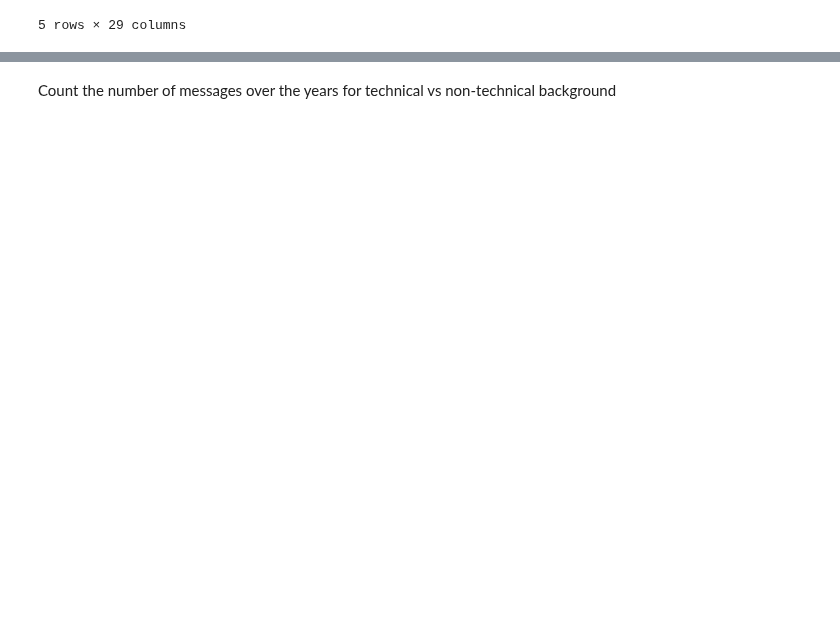
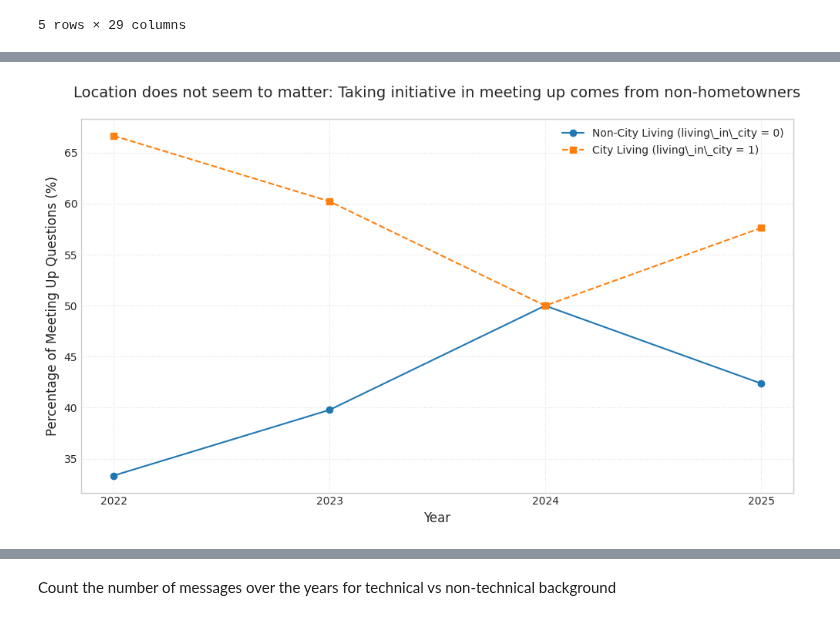
Before and after one commit to bashoogeventerink-max/DAV, a Jupyter notebook: notebooks/02-categories.ipynb, the cells around one changed output, grey strips where cells are left out. Saved outputs shown, nothing was run; the diff lists cells and outputs as text; code cells hidden in the pictures; blank space fills up the shorter version.

Commit message:
update categories graph

```diff
--- a/notebooks/02-categories.ipynb
+++ b/notebooks/02-categories.ipynb
@@ -81,0 +144,93 @@ df.head()
+# %%
+# 1. Ensure the combined flag is correctly calculated
+# (You already had this step, it's good practice to keep it explicit)
+df['is_meeting_up_question'] = (
+    (df['is_question'] == 1) & (df['mentions_meet_up'] == 1)
+).astype(int)
+
+# 2. Group by both 'year' and the condition ('is_city_living') and sum the questions
+yearly_counts = df.groupby(['year', 'living_in_city'])[
+    'is_meeting_up_question'
+].sum().reset_index()
+
+# 3. Pivot the table to get the city/non-city counts as separate columns
+yearly_stats = yearly_counts.pivot(
+    index='year',
+    columns='living_in_city',
+    values='is_meeting_up_question'
+).fillna(0).reset_index()
+
+# 4. Rename columns for clarity (0 is non_city, 1 is city)
+yearly_stats.columns = [
+    'year',
+    'meeting_up_questions_non_city',
+    'meeting_up_questions_city'
+]
+
+# 5. Calculate the total meeting up questions
+yearly_stats['total_meeting_up_questions'] = (
+    yearly_stats['meeting_up_questions_non_city'] + yearly_stats['meeting_up_questions_city']
+)
+
+# 6. Calculate the percentages (%)
+# We use .div() for clarity and efficiency when dividing multiple columns
+yearly_stats[['pct_non_city_living', 'pct_city_living']] = (
+    yearly_stats[['meeting_up_questions_non_city', 'meeting_up_questions_city']]
+    .div(yearly_stats['total_meeting_up_questions'], axis=0) * 100
+)
+
+# Handle cases where total_meeting_up_questions is 0 (division by zero results in NaN)
+yearly_stats[['pct_non_city_living', 'pct_city_living']] = yearly_stats[
+    ['pct_non_city_living', 'pct_city_living']
+].fillna(0)
+
+# 7. Print the final required result
+print(yearly_stats[['year', 'total_meeting_up_questions', 'pct_non_city_living', 'pct_city_living']])
+
+# --- START: Plotting Code ---
+
+# Set up the plot size and style
+plt.style.use('seaborn-v0_8-whitegrid')
+plt.figure(figsize=(10, 6))
+
+# Plot the Non-City Living percentage
+plt.plot(
+    yearly_stats['year'],
+    yearly_stats['pct_non_city_living'],
+    label='Non-City Living (living\_in\_city = 0)',
+    marker='o',
+    linestyle='-',
+    color='#1f77b4' # Muted blue
+)
+
+# Plot the City Living percentage
+plt.plot(
+    yearly_stats['year'],
+    yearly_stats['pct_city_living'],
+    label='City Living (living\_in\_city = 1)',
+    marker='s',
+    linestyle='--',
+    color='#ff7f0e' # Orange
+)
+
+# Set the title, labels, and tick formatting
+plot_title = "Location does not seem to matter: Taking initiative in meeting up comes from non-hometowners"
+plt.title(plot_title, fontsize=14, pad=20)
+plt.xlabel("Year", fontsize=12)
+plt.ylabel("Percentage of Meeting Up Questions (%)", fontsize=12)
+
+# Ensure X-axis ticks are integers for years
+plt.xticks(yearly_stats['year'].astype(int))
+
+# Add a legend to distinguish the lines
+plt.legend(loc='upper right', fontsize=10)
+
+# Add a grid for better readability
+plt.grid(True, linestyle=':', alpha=0.6)
+
+# Improve layout and display the plot
+plt.tight_layout()
+plt.show()
+
+# --- END: Plotting Code ---
+# %% [output]
@@ -81,0 +242 @@ df.head()
+[figure, added]
```
Also changed, not shown: parts of 17 cells of this notebook, 6 other files.
